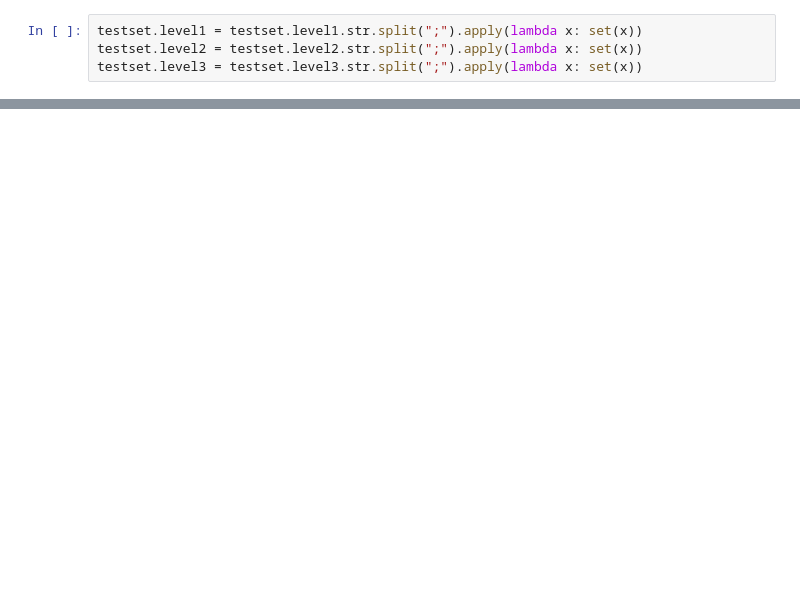
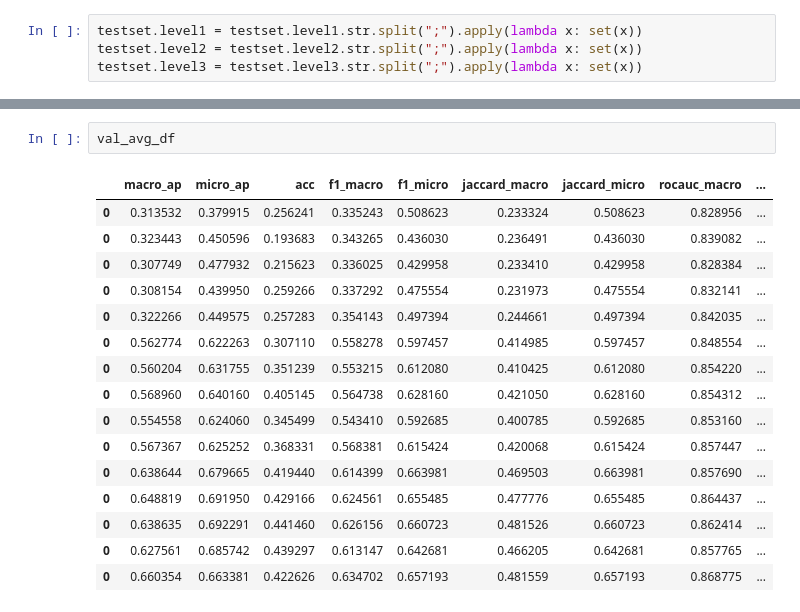
Before and after one commit to zwefers/DeepLoc-2.0, a Jupyter notebook: get_metrics.ipynb, the cells around one changed output, grey strips where cells are left out. Cells and saved outputs as stored; diff of their text form; blank space fills up the shorter version.

```diff
--- a/get_metrics.ipynb
+++ b/get_metrics.ipynb
@@ -142,4 +140,23 @@ pd.concat([testset, predictions_df], axis=1)
 3814 rows × 12 columns
+# %%
+val_avg_df
+# %% [output]
+|  | macro_ap | micro_ap | acc | f1_macro | f1_micro | jaccard_macro | jaccard_micro | rocauc_macro | ... |
+| 0 | 0.313532 | 0.379915 | 0.256241 | 0.335243 | 0.508623 | 0.233324 | 0.508623 | 0.828956 | ... |
+| 0 | 0.323443 | 0.450596 | 0.193683 | 0.343265 | 0.436030 | 0.236491 | 0.436030 | 0.839082 | ... |
+| 0 | 0.307749 | 0.477932 | 0.215623 | 0.336025 | 0.429958 | 0.233410 | 0.429958 | 0.828384 | ... |
+| 0 | 0.308154 | 0.439950 | 0.259266 | 0.337292 | 0.475554 | 0.231973 | 0.475554 | 0.832141 | ... |
+| 0 | 0.322266 | 0.449575 | 0.257283 | 0.354143 | 0.497394 | 0.244661 | 0.497394 | 0.842035 | ... |
+| 0 | 0.562774 | 0.622263 | 0.307110 | 0.558278 | 0.597457 | 0.414985 | 0.597457 | 0.848554 | ... |
+| 0 | 0.560204 | 0.631755 | 0.351239 | 0.553215 | 0.612080 | 0.410425 | 0.612080 | 0.854220 | ... |
+| 0 | 0.568960 | 0.640160 | 0.405145 | 0.564738 | 0.628160 | 0.421050 | 0.628160 | 0.854312 | ... |
+| 0 | 0.554558 | 0.624060 | 0.345499 | 0.543410 | 0.592685 | 0.400785 | 0.592685 | 0.853160 | ... |
+| 0 | 0.567367 | 0.625252 | 0.368331 | 0.568381 | 0.615424 | 0.420068 | 0.615424 | 0.857447 | ... |
+| 0 | 0.638644 | 0.679665 | 0.419440 | 0.614399 | 0.663981 | 0.469503 | 0.663981 | 0.857690 | ... |
+| 0 | 0.648819 | 0.691950 | 0.429166 | 0.624561 | 0.655485 | 0.477776 | 0.655485 | 0.864437 | ... |
+| 0 | 0.638635 | 0.692291 | 0.441460 | 0.626156 | 0.660723 | 0.481526 | 0.660723 | 0.862414 | ... |
+| 0 | 0.627561 | 0.685742 | 0.439297 | 0.613147 | 0.642681 | 0.466205 | 0.642681 | 0.857765 | ... |
+| 0 | 0.660354 | 0.663381 | 0.422626 | 0.634702 | 0.657193 | 0.481559 | 0.657193 | 0.868775 | ... |
 # %%
 test_metrics_avg_df
 # %% [output]
```
Also changed, not shown: parts of 3 cells of this notebook, 1 other file.
